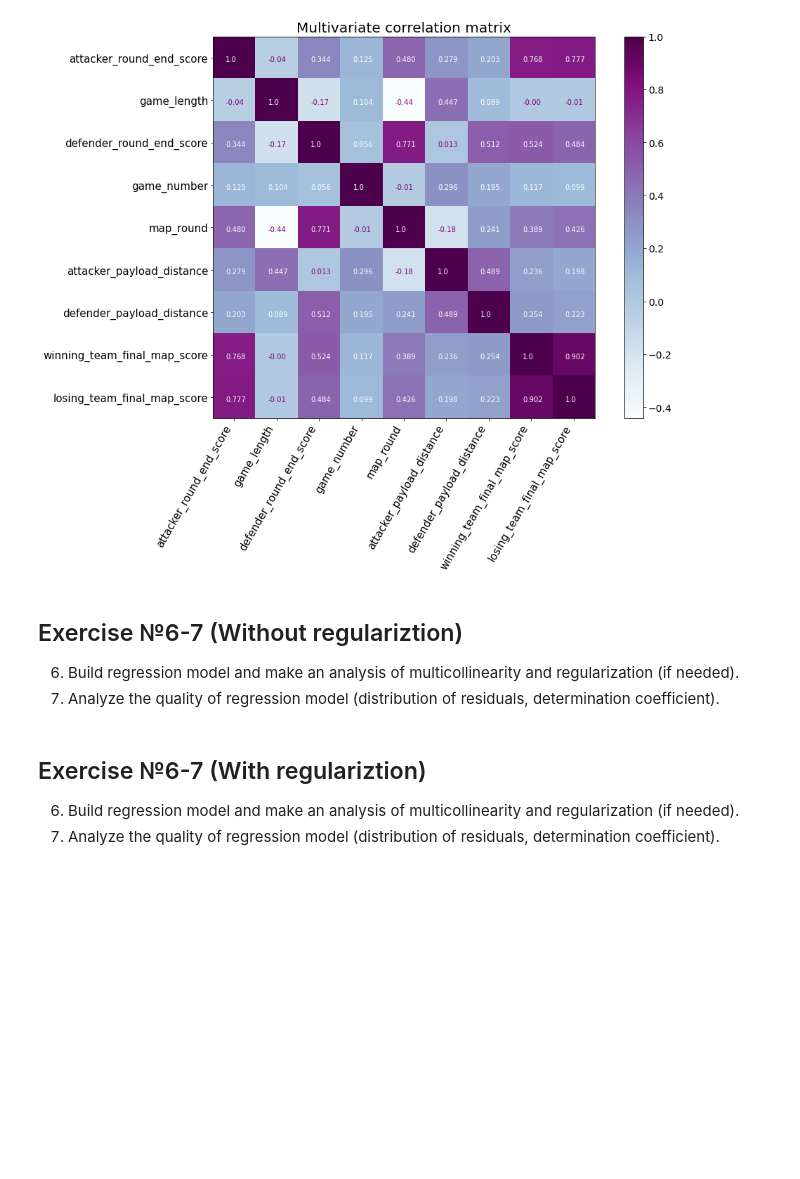
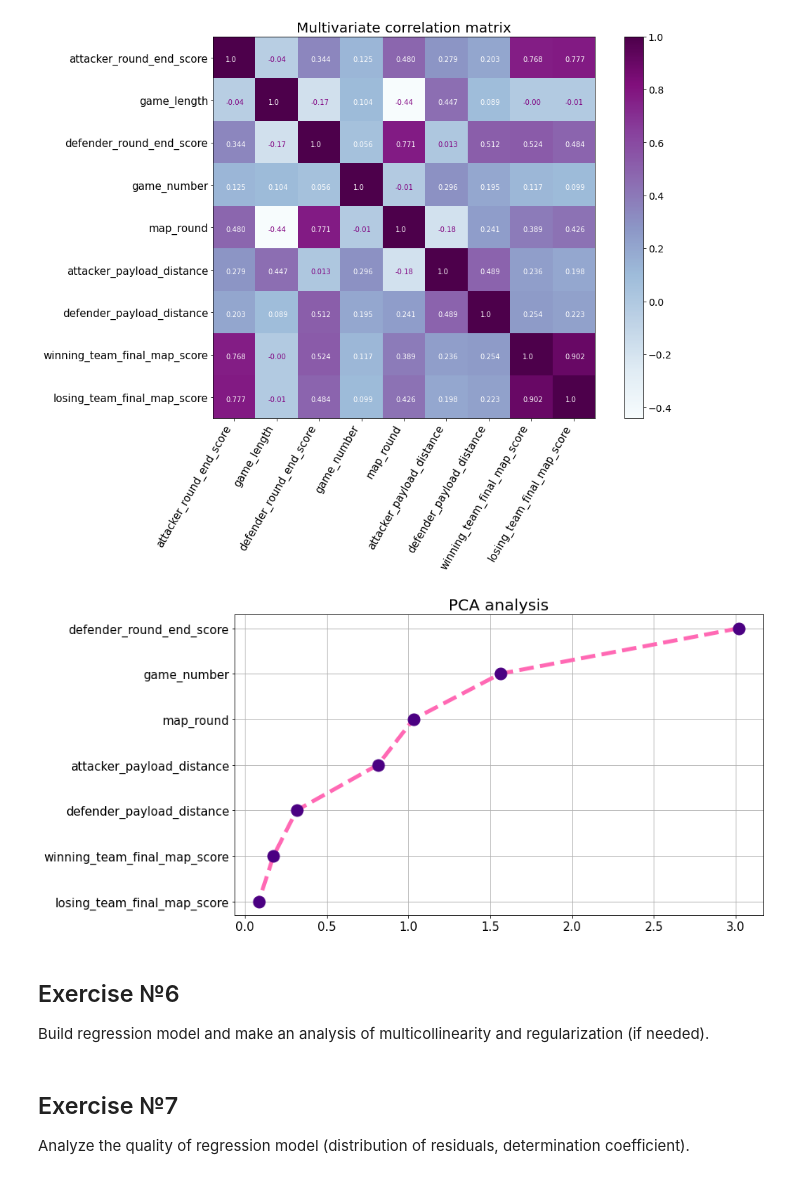
Before and after one commit to vandosik/M-M-MSA, a Jupyter notebook: Lab_2/lab_2.ipynb, the cells around one changed output. Drawn from its saved outputs; the diff is of its cells as text; code cells hidden in the pictures; blank space fills up the shorter version.

```diff
--- a/Lab_2/lab_2.ipynb
+++ b/Lab_2/lab_2.ipynb
@@ -279,11 +263,32 @@ plt.title('Multivariate correlation matrix', fontsize=20)
 # %% [output]
 Text(0.5, 1.0, 'Multivariate correlation matrix')
 [figure]
+# %%
+pca_df = source_df[['defender_round_end_score',
+                    'game_number',
+                    'map_round',
+                    'attacker_payload_distance',
+                    'defender_payload_distance',
+                    'winning_team_final_map_score',
+                    'losing_team_final_map_score']]
+pca_vars = scale(pca_df)
+pca_vars = pd.DataFrame(pca_vars, index=pca_df.index, columns=pca_df.columns)
+
+plt.figure(figsize=(12,7))
+pca = PCA().fit(pca_vars)
+x = np.std(pca.transform(pca_vars), axis=0)**2
+y = - np.arange(len(x)) - 1
+plt.plot(x, y, "o", markersize=15, markerfacecolor='indigo', markeredgecolor='indigo', linewidth=5, linestyle='--', color='hotpink')
+plt.grid(True)
+plt.yticks(y, pca_vars.columns, fontsize=15)
+plt.xticks(fontsize=15)
+plt.title('PCA analysis', fontsize=20)
+plt.show()
+# %% [output]
+[figure, added]
 # %% [markdown]
-## Exercise №6-7 (Without regulariztion)
-6. Build regression model and make an analysis of multicollinearity and regularization (if needed).
-7. Analyze the quality of regression model (distribution of residuals, determination coefficient).
+## Exercise №6
+Build regression model and make an analysis of multicollinearity and regularization (if needed).
 # %% [markdown]
-## Exercise №6-7 (With regulariztion)
-6. Build regression model and make an analysis of multicollinearity and regularization (if needed).
-7. Analyze the quality of regression model (distribution of residuals, determination coefficient).
+## Exercise №7
+Analyze the quality of regression model (distribution of residuals, determination coefficient).
```
Also changed, not shown: parts of 4 cells of this notebook.
